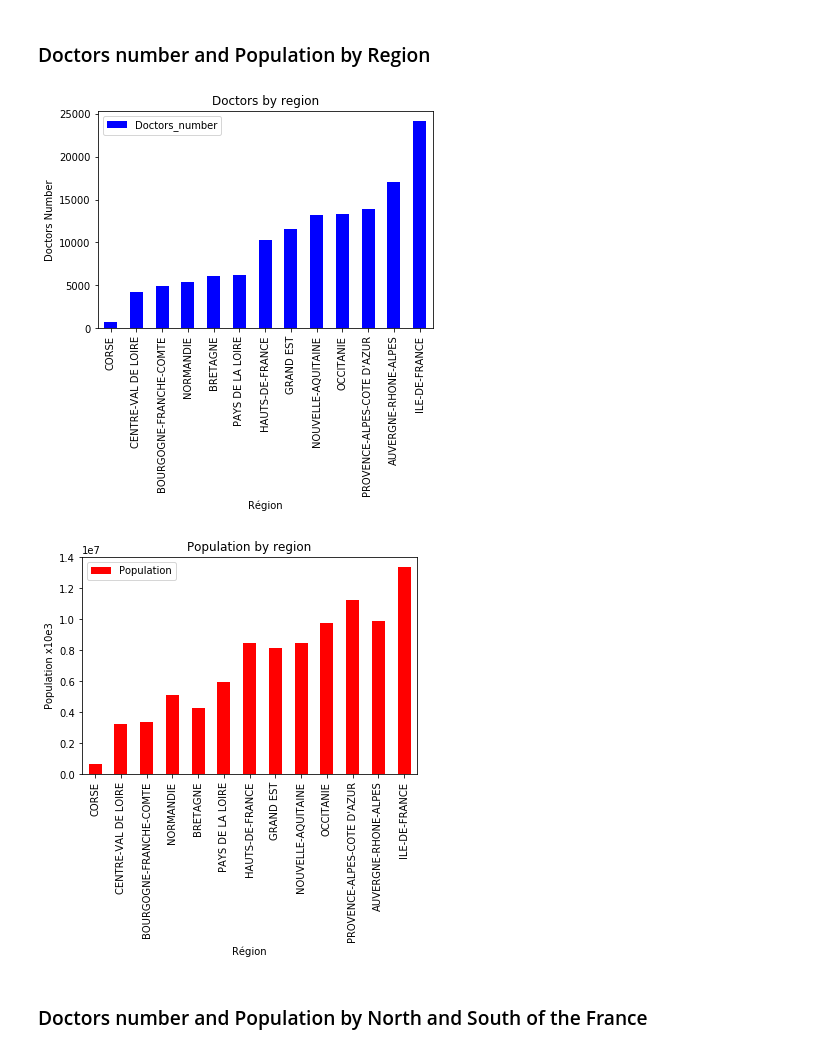
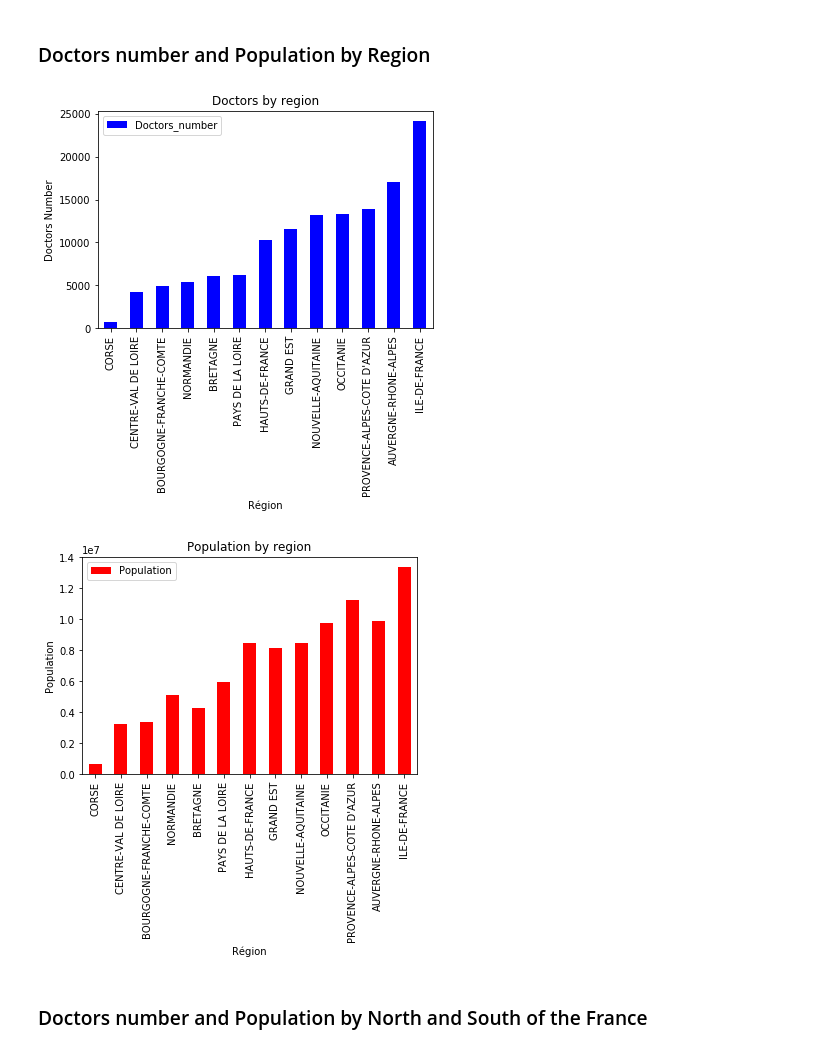
Before and after one commit to DianeDrl/Capstone-Project-1, a Jupyter notebook: Capstone Project 1.ipynb, the cells around one changed output. Cells and saved outputs as stored; diff of their text form; code cells hidden in the pictures.

```diff
--- a/Capstone Project 1.ipynb
+++ b/Capstone Project 1.ipynb
@@ -335,15 +335,15 @@ Population_Doctors_by_zipcode.head()
 # %%
 Population_Doctors_by_region.plot(y='Doctors_number',kind='bar',color='b')
 plt.title('Doctors by region')
 plt.ylabel('Doctors Number')
 plt.show()
 Population_Doctors_by_region.plot(y='Population',kind='bar',color='r')
 plt.title('Population by region')
-plt.ylabel('Population x10e3')
+plt.ylabel('Population')
 plt.show()
 # %% [output]
 [figure]
-[figure, old version]
+[figure, new version]
 # %% [markdown]
 ### Doctors number and Population by North and South of the France
 # %%
```
Also changed, not shown: parts of 2 cells of this notebook.
